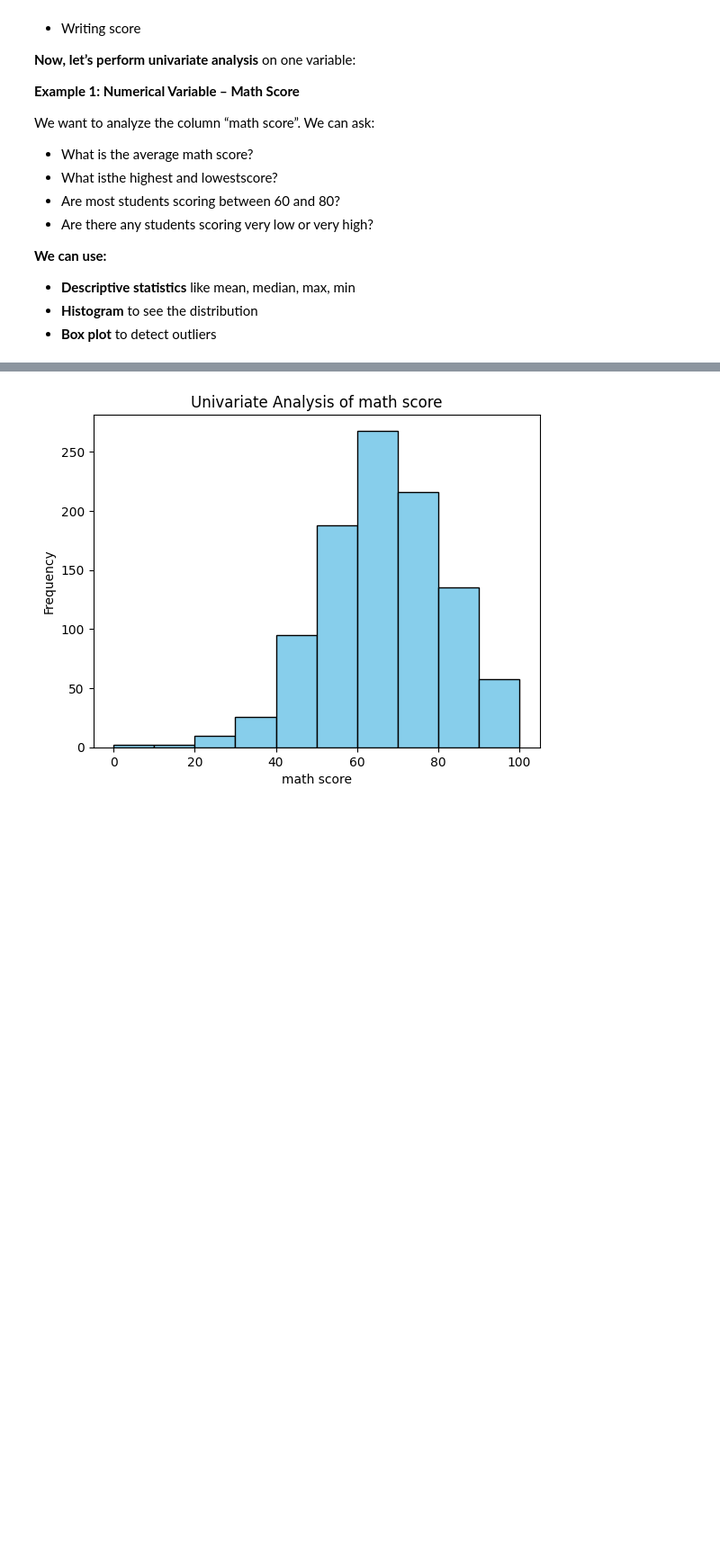
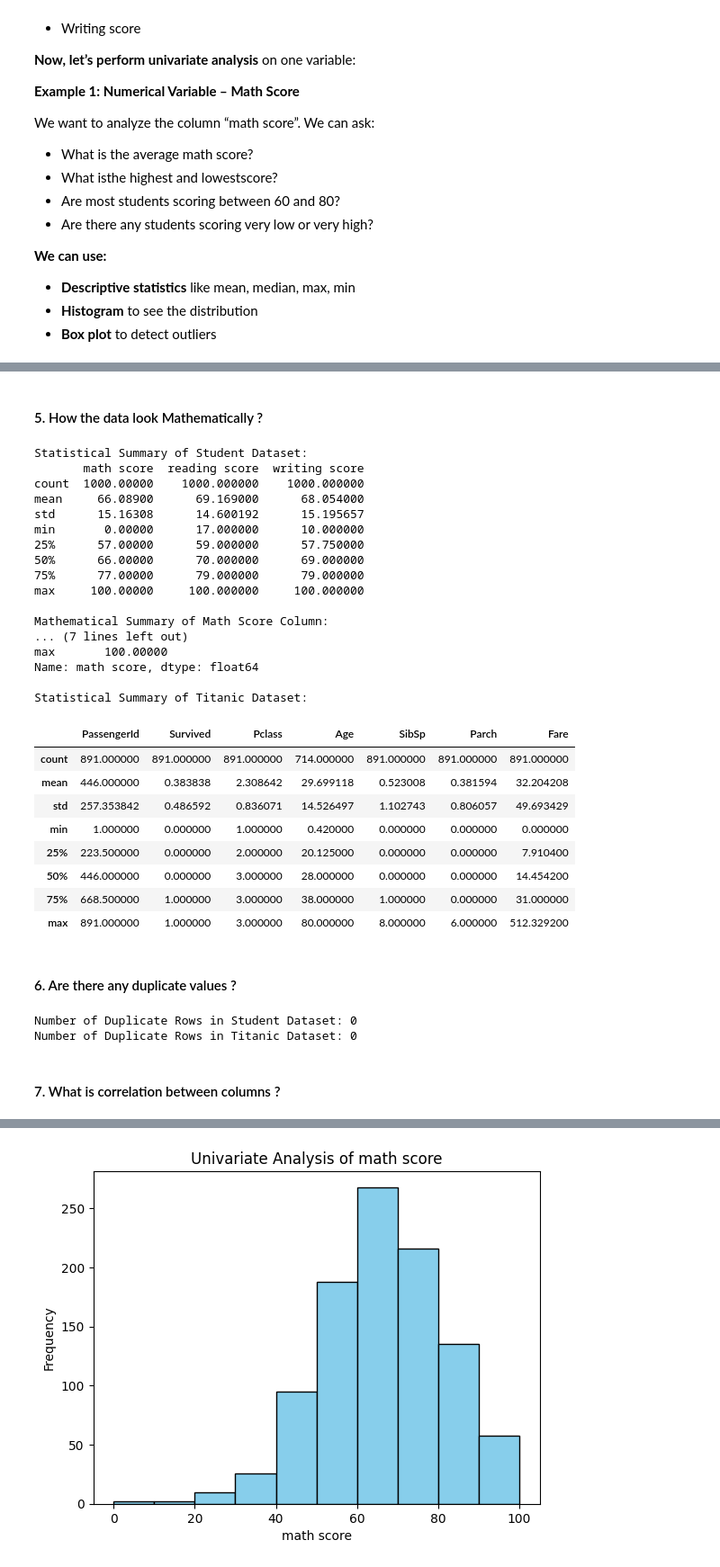
Before and after one commit to sbccas/data-analytics-using-python, a Jupyter notebook: 2_Lecture_Notes/Unit1_Fundamentals_of_Data_Analytics.ipynb, the cells around one changed output, grey strips where cells are left out. Shown at 90% size. Cells and saved outputs as stored; diff of their text form; code cells hidden in the pictures; blank space fills up the shorter version.

```diff
--- a/2_Lecture_Notes/Unit1_Fundamentals_of_Data_Analytics.ipynb
+++ b/2_Lecture_Notes/Unit1_Fundamentals_of_Data_Analytics.ipynb
@@ -254,0 +327,51 @@ dtype: int64
+# %% [markdown]
+#### 5. How the data look Mathematically ?
+# %%
+# mathematical Summary of Student Dataset
+print("\nStatistical Summary of Student Dataset:")
+print(stud.describe())
+#show only math score column summary
+print("\nMathematical Summary of Math Score Column:")
+print(stud['math score'].describe())
+# mathematical Summary of Titanic Dataset
+print("\nStatistical Summary of Titanic Dataset:")
+tita.describe()
+# %% [output]
+Statistical Summary of Student Dataset:
+       math score  reading score  writing score
+count  1000.00000    1000.000000    1000.000000
+mean     66.08900      69.169000      68.054000
+std      15.16308      14.600192      15.195657
+min       0.00000      17.000000      10.000000
+25%      57.00000      59.000000      57.750000
+50%      66.00000      70.000000      69.000000
+75%      77.00000      79.000000      79.000000
+max     100.00000     100.000000     100.000000
+
+Mathematical Summary of Math Score Column:
+... (7 lines left out)
+max       100.00000
+Name: math score, dtype: float64
+
+Statistical Summary of Titanic Dataset:
+|  | PassengerId | Survived | Pclass | Age | SibSp | Parch | Fare |
+| count | 891.000000 | 891.000000 | 891.000000 | 714.000000 | 891.000000 | 891.000000 | 891.000000 |
+| mean | 446.000000 | 0.383838 | 2.308642 | 29.699118 | 0.523008 | 0.381594 | 32.204208 |
+| std | 257.353842 | 0.486592 | 0.836071 | 14.526497 | 1.102743 | 0.806057 | 49.693429 |
+| min | 1.000000 | 0.000000 | 1.000000 | 0.420000 | 0.000000 | 0.000000 | 0.000000 |
+| 25% | 223.500000 | 0.000000 | 2.000000 | 20.125000 | 0.000000 | 0.000000 | 7.910400 |
+| 50% | 446.000000 | 0.000000 | 3.000000 | 28.000000 | 0.000000 | 0.000000 | 14.454200 |
+| 75% | 668.500000 | 1.000000 | 3.000000 | 38.000000 | 1.000000 | 0.000000 | 31.000000 |
+| max | 891.000000 | 1.000000 | 3.000000 | 80.000000 | 8.000000 | 6.000000 | 512.329200 |
+# %% [markdown]
+#### 6. Are there any duplicate values ?
+# %%
+# Find duplicate rows in Student Dataset
+print("\nNumber of Duplicate Rows in Student Dataset:", stud.duplicated().sum())
+# Find duplicate rows in Titanic Dataset
+print("Number of Duplicate Rows in Titanic Dataset:", tita.duplicated().sum())
+# %% [output]
+Number of Duplicate Rows in Student Dataset: 0
+Number of Duplicate Rows in Titanic Dataset: 0
+# %% [markdown]
+#### 7. What is correlation between columns ?
```
Also changed, not shown: parts of 19 cells of this notebook, 3 other files.
